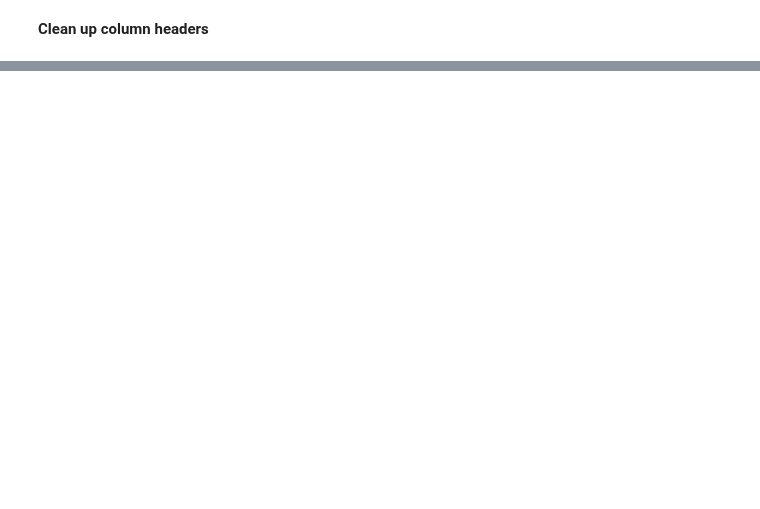
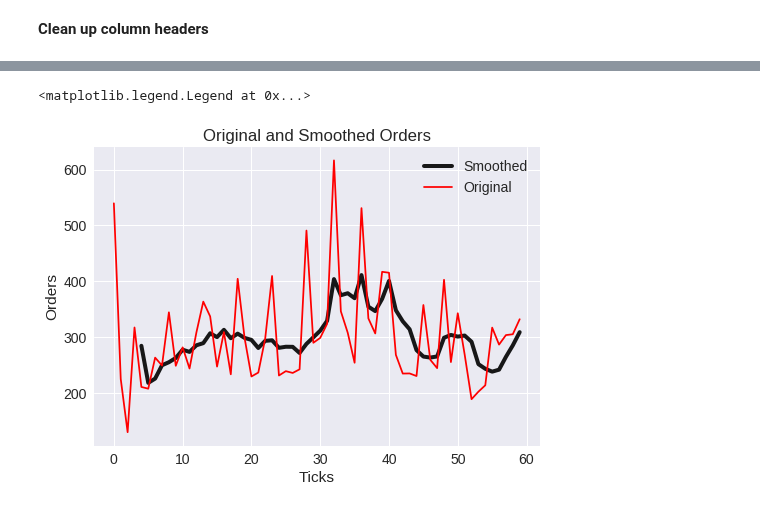
Before and after one commit to aigruber22/brazilian_logistics_company_time_series, a Jupyter notebook: ipynb/01-EDA.ipynb, the cells around one changed output, grey strips where cells are left out. Saved outputs shown, nothing was run; the diff lists cells and outputs as text; code cells hidden in the pictures; blank space fills up the shorter version.

```diff
--- a/ipynb/01-EDA.ipynb
+++ b/ipynb/01-EDA.ipynb
@@ -23,0 +68,12 @@ sns.heatmap(df_corr, cmap='RdBu', annot=True)
+# %%
+fig = plt.figure()
+sub = fig.add_subplot(111)
+sub.plot(df['ticks'], df['rolling_mean'], color=(0,0,0), linewidth=4, alpha=.9, label='Smoothed')
+sub.plot(df['ticks'], df['Target_Total_orders'], color=(1,0,0), label='Original')
+sub.set_title('Original and Smoothed Orders')
+sub.set_xlabel('Ticks')
+sub.set_ylabel('Orders')
+sub.legend(loc='upper right')
+# %% [output]
+<matplotlib.legend.Legend at 0x...>
+[figure, added]
```
Also changed, not shown: parts of 13 cells of this notebook.
